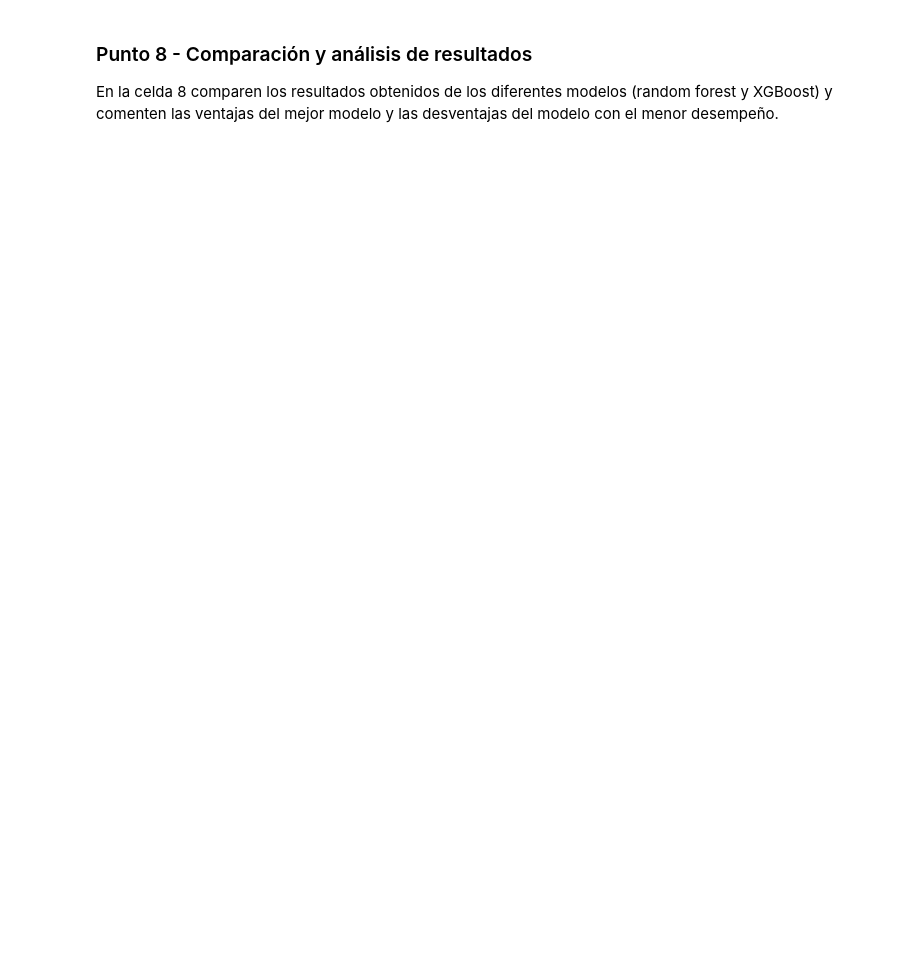
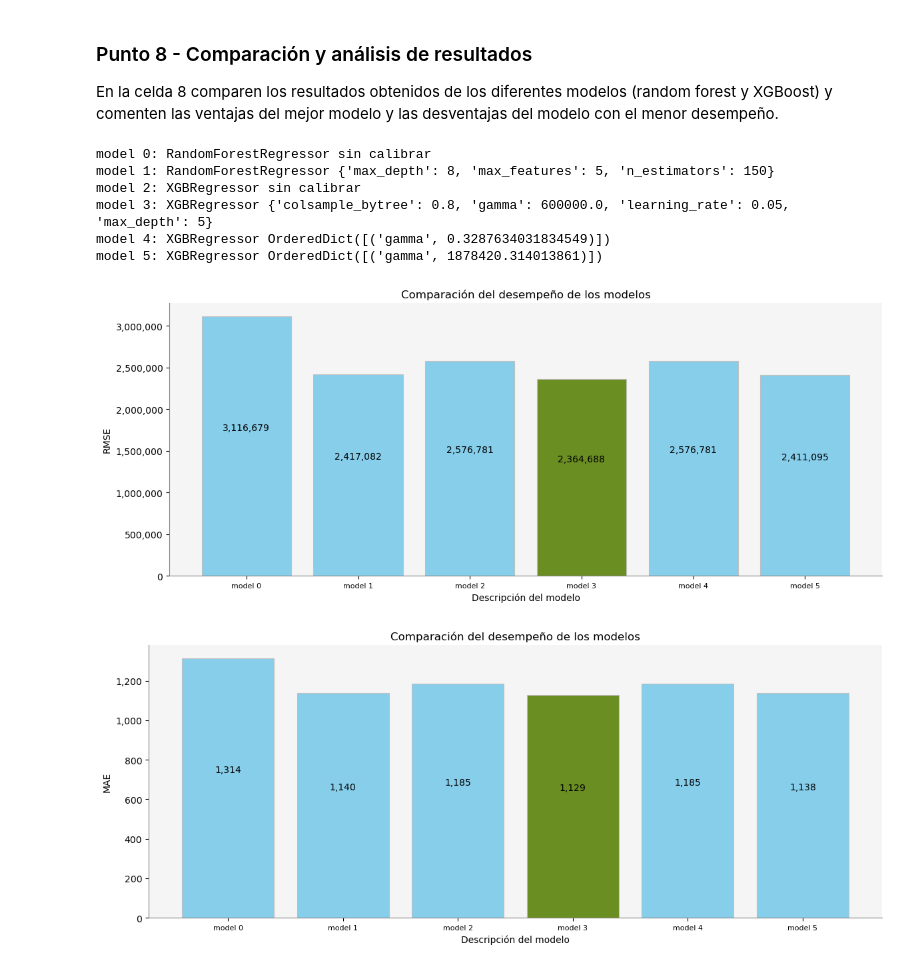
Before and after one commit to ZabakJL/UAndes_MLNLP_public, a Jupyter notebook: deliverables/week 2/S2TC1_RandomForests_Boosting.ipynb, the cells around one changed output. Saved outputs shown, nothing was run; the diff lists cells and outputs as text; code cells hidden in the pictures; blank space fills up the shorter version.

```diff
--- a/deliverables/week 2/S2TC1_RandomForests_Boosting.ipynb
+++ b/deliverables/week 2/S2TC1_RandomForests_Boosting.ipynb
@@ -663,7 +664,7 @@ print("\nDesempeño en los datos de test")
 print(f"rmse: {score1**0.5:.4f}")
 print(f"mae: {score2:.4f}")
 
-model.append('RandomForestRegressor n_estimators=100')
+model.append('RandomForestRegressor sin calibrar')
 rmse.append(score1)
 mae.append(score2)
 
@@ -692,7 +701,7 @@ En la celda 5, calibren los parámetros max_depth, max_features y n_estimators d
 param_grid = {
     'max_depth': list(range(1,21)),  # Profundidad máxima del árbol
     'max_features': list(range(1,10)),  # Número máximo de características a considerar en cada división
-    'n_estimators': [50, 100, 150, 200]  # Número de árboles en el bosque
+    'n_estimators': [50, 100, 150]  # Número de árboles en el bosque
 }
 
 # Crear un modelo de Random Forest
@@ -740,6 +749,6 @@ results = results[relevant_columns].sort_values(by=['rank_test_score', 'param_ma
 results['mean_test_score'] *= -1
 
 # Obtener el número promedio de nodos terminales
-numero_nodos_terminales = np.mean([estimator.tree_.n_leaves for estimator in random_forest.estimators_])
+numero_nodos_terminales = np.mean([estimator.tree_.n_leaves for estimator in best_rf_model.estimators_])
 print("El número promedio de nodos terminales en los árboles del Random Forest es:", numero_nodos_terminales)
 # %% [output]
@@ -1134,12 +1200,21 @@ layout2
 En la celda 8 comparen los resultados obtenidos de los diferentes modelos (random forest y XGBoost) y comenten las ventajas del mejor modelo y las desventajas del modelo con el menor desempeño.
 # %%
 # Celda 8
-n = 4
+n = 0
 models = [f'model {i}' for i, md in enumerate(model[n:])]
 [print(f'model {i}: {md}') for i, md in enumerate(model[n:])]
 
 compararModelos (models, rmse[n:], 'RMSE')
 compararModelos (models, mae[n:], 'MAE')
+# %% [output]
+model 0: RandomForestRegressor sin calibrar
+model 1: RandomForestRegressor {'max_depth': 8, 'max_features': 5, 'n_estimators': 150}
+model 2: XGBRegressor sin calibrar
+model 3: XGBRegressor {'colsample_bytree': 0.8, 'gamma': 600000.0, 'learning_rate': 0.05, 'max_depth': 5}
+model 4: XGBRegressor OrderedDict([('gamma', 0.3287634031834549)])
+model 5: XGBRegressor OrderedDict([('gamma', 1878420.314013861)])
+[figure, added]
+[figure, added]
 # %% [markdown]
 ### Análisis e interpretación del Punto 8.
 * Se excluyen de este análisis los modelos de construcción manual.
```
Also changed, not shown: parts of 16 cells of this notebook.
